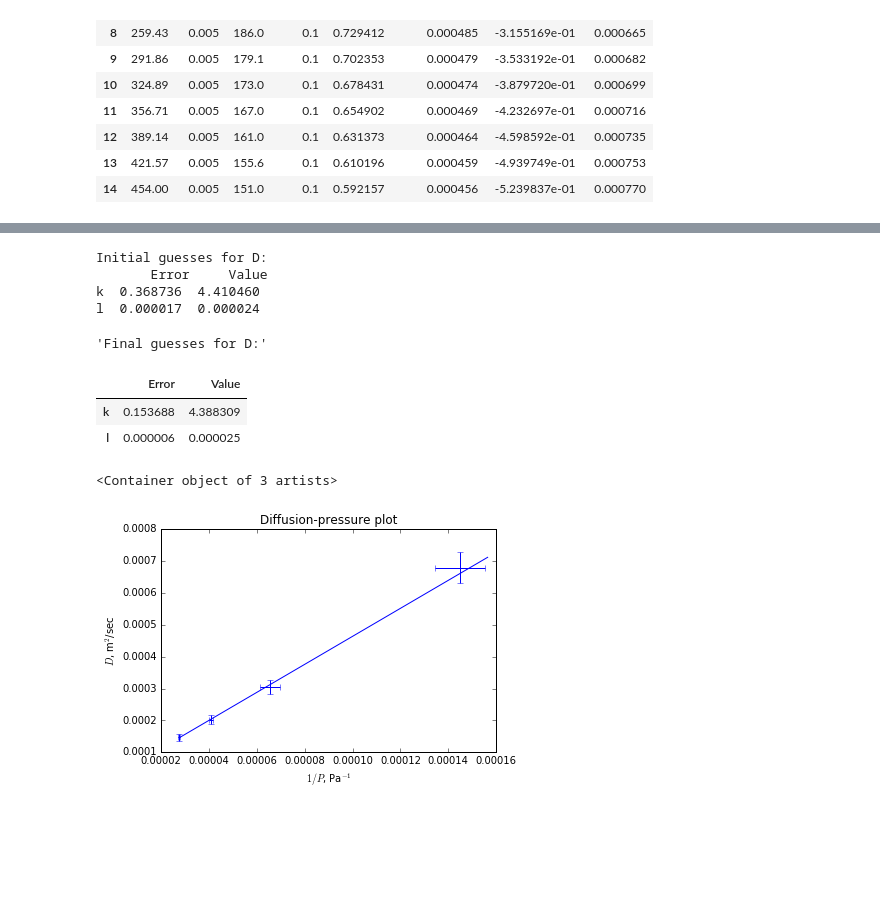
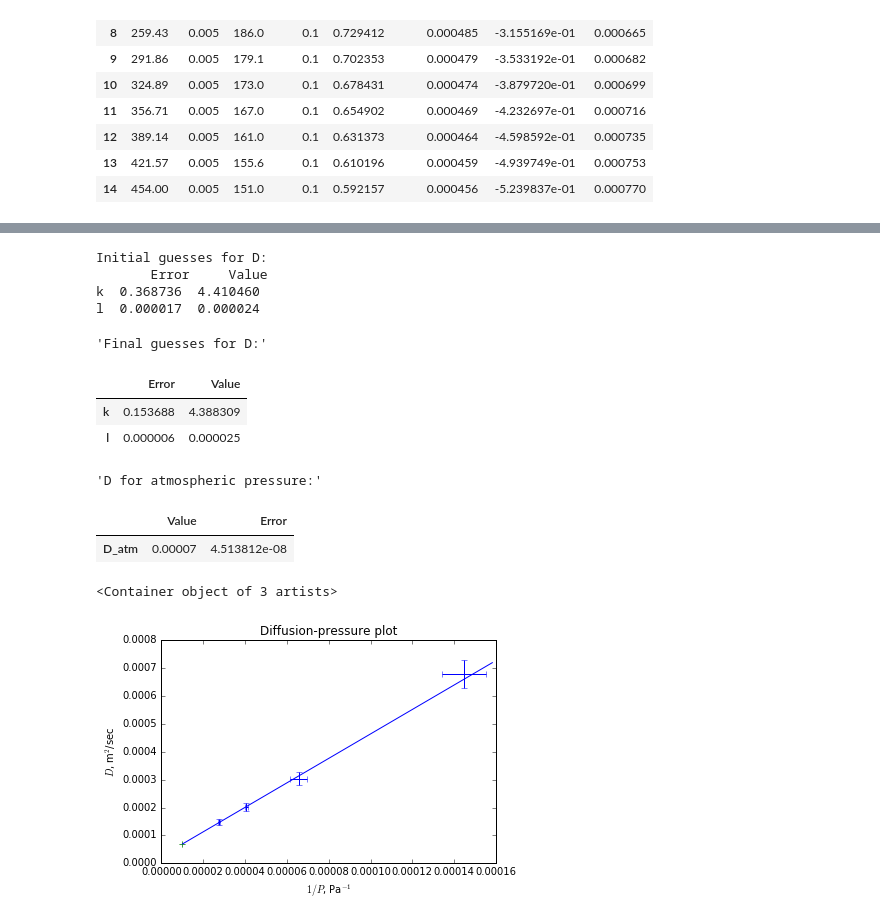
Before and after one commit to intelfx/mipt-lab, a Jupyter notebook: Курс 1 семестр 2/Лабы/2.2.1/2.2.1.ipynb, the cells around one changed output, grey strips where cells are left out. Drawn from its saved outputs; the diff is of its cells as text; code cells hidden in the pictures; blank space fills up the shorter version.

```diff
--- a/Курс 1 семестр 2/Лабы/2.2.1/2.2.1.ipynb
+++ b/Курс 1 семестр 2/Лабы/2.2.1/2.2.1.ipynb
@@ -137,7 +137,7 @@ for e in experiments:
                  y = columns[e].U_scaled,
                  xerr = columns[e].Error_t,
                  yerr = columns[e].Error_U_scaled,
-                 label = "$P = %d \pm %d$" % (data[e].Value["P"], data[e].Error["P"]),
+                 label = "%s: $P = %d \pm %d$" % (e, data[e].Value["P"], data[e].Error["P"]),
                  alpha = 0.5,
                  linewidth = 0.5,
                  linestyle = "dotted")
@@ -148,4 +148,6 @@ for e in experiments:
 
 ax1.legend(loc = "best")
 plt.axis([0, None, None, None])
+ax1.axis([None, None, None, 1])
+ax2.axis([None, None, None, 0])
 # %% [output]
@@ -223,45 +226,62 @@ for e in experiments:
                columns = columns[e])
 
     ll.compute(name = "D",
                expr = lambda V_1, V_2, L_to_S, tau: (V_1*V_2) / (V_1+V_2) * L_to_S / tau,
                data = data[e],
                columns = columns[e])
 
+model = ll.fit2(name = "D",
+                model = lambda _1_P, k, l: _1_P * k + l,
+                x = [data[e].Value["1/P"] for e in experiments],
+                y = [data[e].Value["D"] for e in experiments],
+                xerr = [data[e].Error["1/P"] for e in experiments],
+                yerr = [data[e].Error["D"] for e in experiments],
+                data = data["global"])
+
+ll.compute(name = "1/P_atm",
+           expr = lambda P_atm: 1/P_atm,
+           data = data["global"])
+
+ll.compute(name = "D_atm",
+           expr = lambda P_atm: model(1/P_atm),
+           data = data["global"])
+
 plt.title("Diffusion-pressure plot")
 plt.xlabel("$1 / P$, Pa$^{-1}$")
 plt.ylabel("$D$, m$^2$/sec")
 
 plt.errorbar(x = [data[e].Value["1/P"] for e in experiments],
              y = [data[e].Value["D"] for e in experiments],
              xerr = [data[e].Error["1/P"] for e in experiments],
              yerr = [data[e].Error["D"] for e in experiments],
-             linestyle = "none")
+             linestyle = "none",
+             ms = 2)
 
-data["global"] = ll.varlist()
-
-model = ll.fit2(name = "D",
-                model = lambda _1_P, k, l: _1_P * k + l,
-                x = [data[e].Value["1/P"] for e in experiments],
-                y = [data[e].Value["D"] for e in experiments],
-                xerr = [data[e].Error["1/P"] for e in experiments],
-                yerr = [data[e].Error["D"] for e in experiments],
-                data = data["global"])
+plt.errorbar(x = [data["global"].Value["1/P_atm"]],
+             y = [data["global"].Value["D_atm"]],
+             xerr = [data["global"].Error["1/P_atm"]],
+             yerr = [data["global"].Error["D_atm"]],
+             linestyle = "none",
+             ms = 2)
 
 plt.gca().set_prop_cycle(None)
-_1_P_linspace = ll.linspace([data[e].Value["1/P"] for e in experiments])
+_1_P_linspace = ll.linspace([data[e].Value["1/P"] for e in experiments] + [1 / data["global"].Value["P_atm"]])
+
+disp("D for atmospheric pressure:", data["global"].loc[["D_atm"]])
 
 plt.errorbar(x = _1_P_linspace,
              y = model(_1_P_linspace))
-
-plt.axis([0, None, 0, ])
 # %% [output]
 Initial guesses for D:
        Error     Value
 k  0.368736  4.410460
 l  0.000017  0.000024
 'Final guesses for D:'
 |  | Error | Value |
 | k | 0.153688 | 4.388309 |
 | l | 0.000006 | 0.000025 |
-<Container object of 3 artists>
+'D for atmospheric pressure:'
+|  | Value | Error |
+| D_atm | 0.00007 | 4.513812e-08 |
+<Container object of 3 artists>
-[figure, old version]
+[figure, new version]
```
Also changed, not shown: parts of 2 cells of this notebook, 1 other file.
